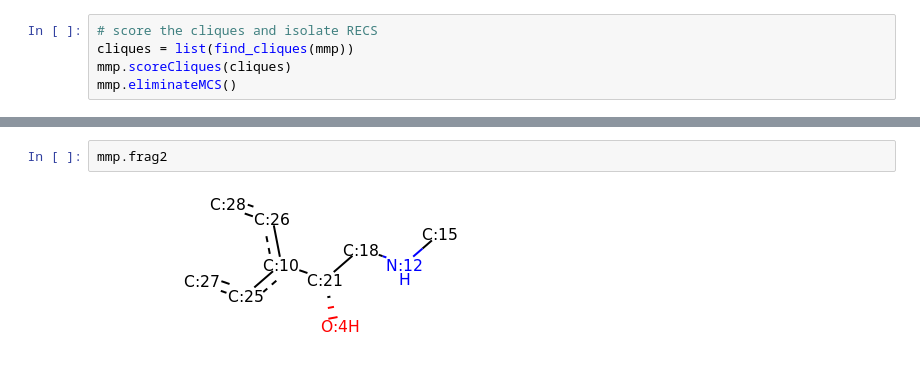
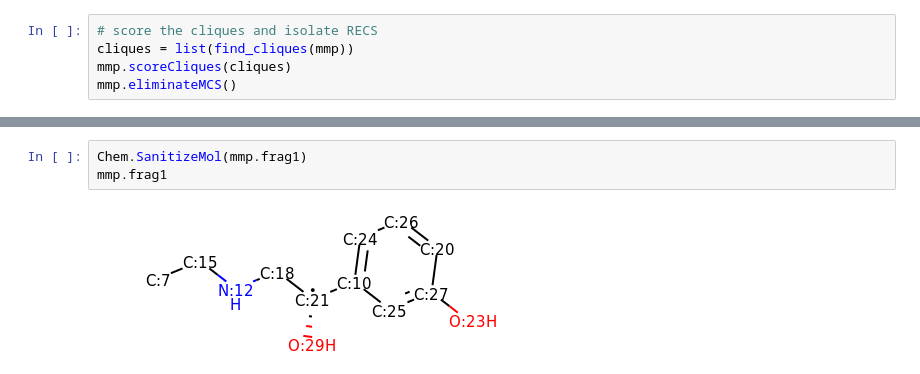
Before and after one commit to warner121/wizepair2, a Jupyter notebook: notebooks/beta2_agonists.ipynb, the cells around one changed output, grey strips where cells are left out. Saved outputs shown, nothing was run; the diff lists cells and outputs as text.

```diff
--- a/notebooks/beta2_agonists.ipynb
+++ b/notebooks/beta2_agonists.ipynb
@@ -36,4 +32,5 @@ mmp.frag1
-# %%
-mmp.frag2
-# %% [output]
-[figure, removed]
+# %%
+Chem.SanitizeMol(mmp.frag1)
+mmp.frag1
+# %% [output]
+[figure, added]
```
Also changed, not shown: parts of 2 cells of this notebook, 2 other files.
